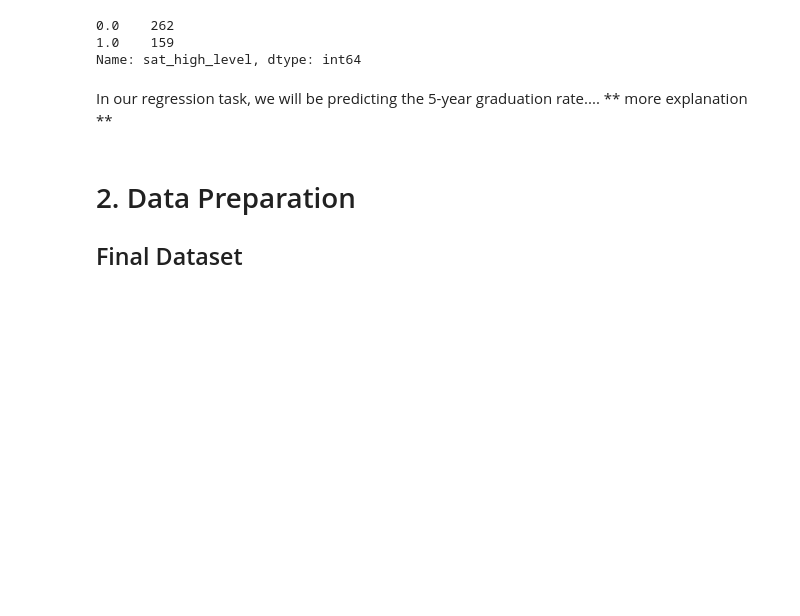
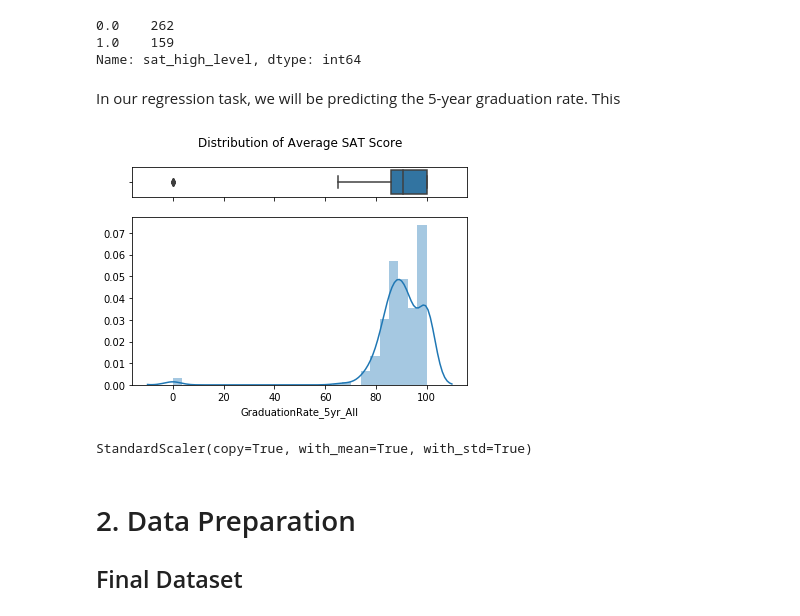
Before and after one commit to jeffweltman/MSDS7331, a Jupyter notebook: Lab 2 - Working/MSDS 7331 - Lab 2 - KassofWeltmanDickens.ipynb, the cells around one changed output. Saved outputs shown, nothing was run; the diff lists cells and outputs as text; code cells hidden in the pictures; blank space fills up the shorter version.

```diff
--- a/Lab 2 - Working/MSDS 7331 - Lab 2 - KassofWeltmanDickens.ipynb
+++ b/Lab 2 - Working/MSDS 7331 - Lab 2 - KassofWeltmanDickens.ipynb
@@ -50,4 +57,32 @@ hs_2017.sat_high_level.value_counts()
 1.0    159
 Name: sat_high_level, dtype: int64
 # %% [markdown]
-In our regression task, we will be predicting the 5-year graduation rate.... ** more explanation **
+In our regression task, we will be predicting the 5-year graduation rate.  This
+# %%
+import seaborn as sns
+import matplotlib.pyplot as plt
+
+# Cut the window in 2 parts
+f, (ax_box, ax_hist) = plt.subplots(2, sharex=True, gridspec_kw={"height_ratios": (.15, .85)})
+
+# Add a graph in each part
+
+box = sns.boxplot(hs_2017["GraduationRate_5yr_All"], ax=ax_box)
+dist = sns.distplot(hs_2017["GraduationRate_5yr_All"], ax=ax_hist)
+
+box.set_title("Distribution of Average SAT Score\n")
+
+# Remove x axis name for the boxplot
+ax_box.set(xlabel='')
+
+plt.show()
+# %% [output]
+[figure, added]
+# %%
+from sklearn.preprocessing import StandardScaler
+
+# Standardize the data to a more normally distributed data
+scaler = StandardScaler()
+scaler.fit(hs_2017)
+# %% [output]
+StandardScaler(copy=True, with_mean=True, with_std=True)
```
Also changed, not shown: parts of 5 cells of this notebook.
